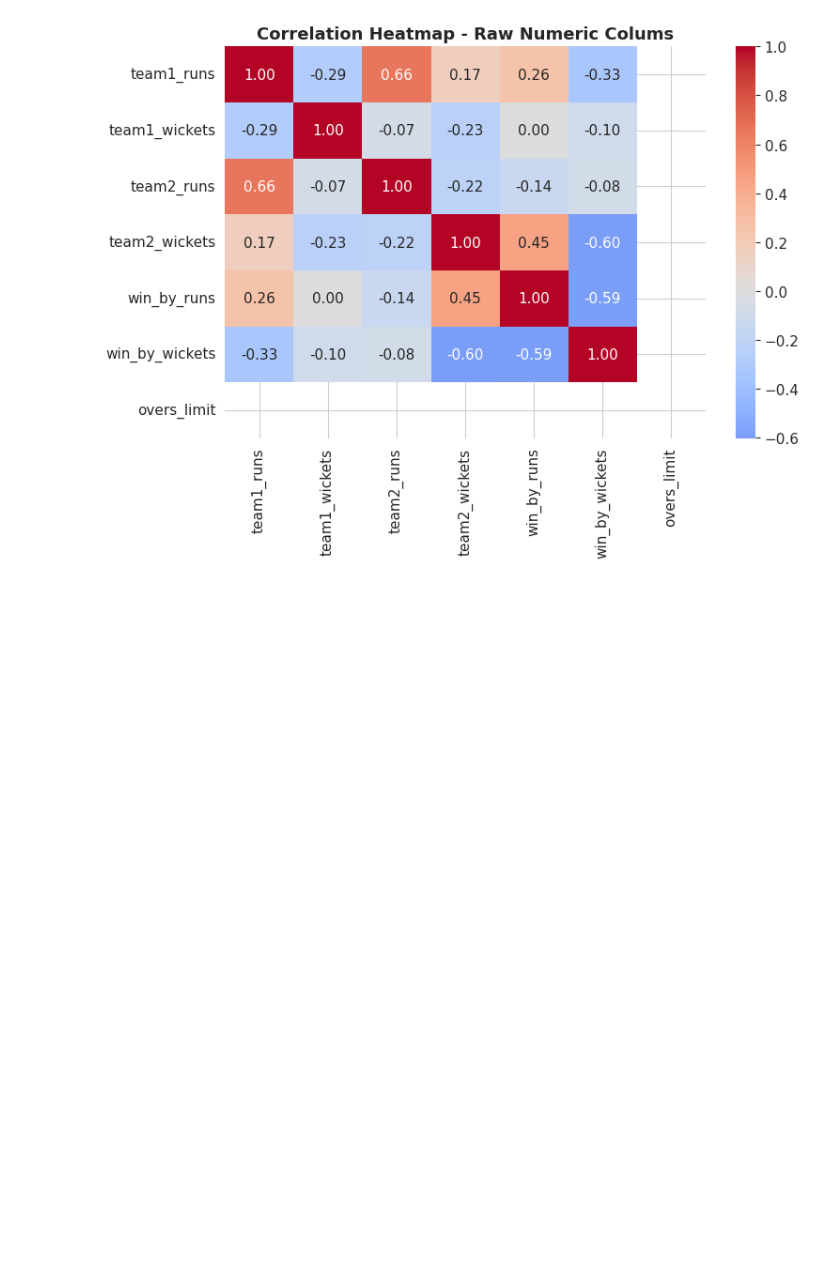
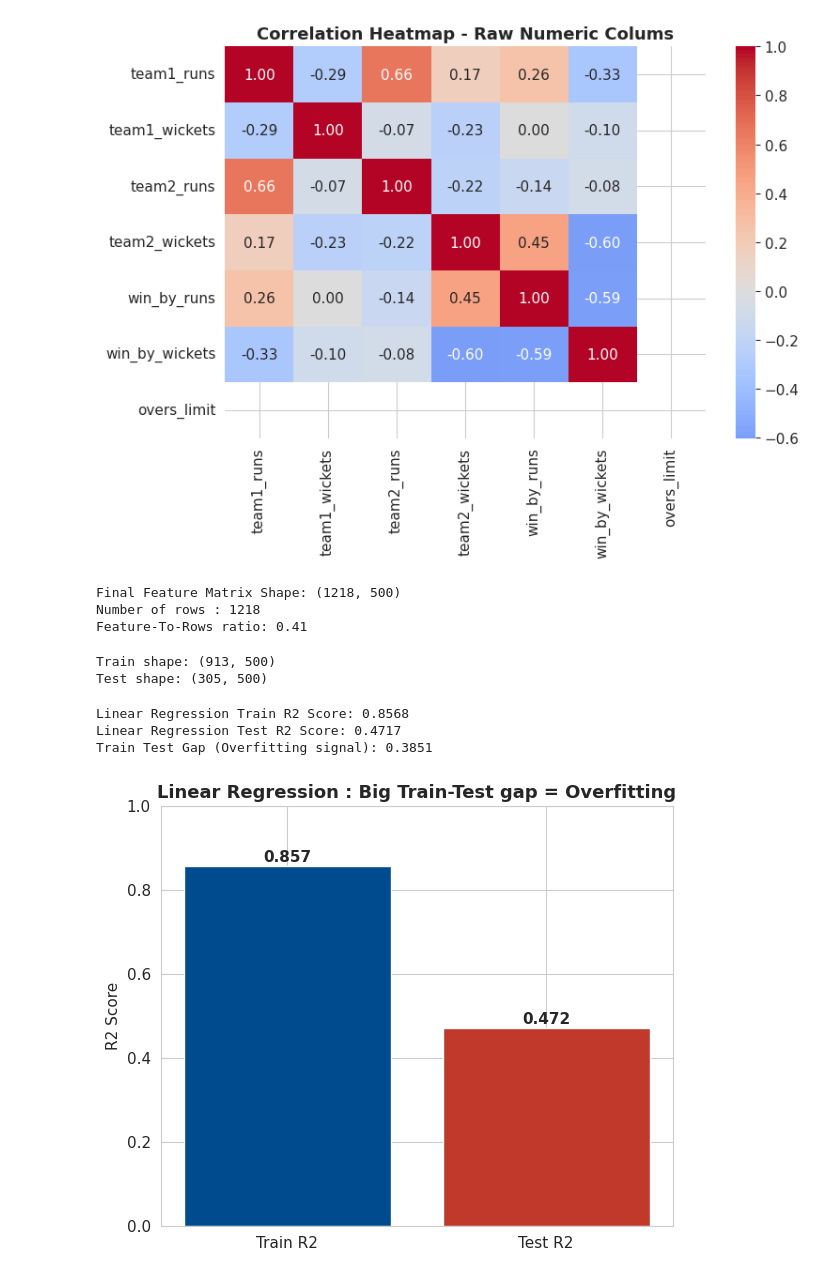
Before and after one commit to BhaveshJoshi934/RTR2020, a Jupyter notebook: LassoRegression.ipynb, the cells around one changed output. Saved outputs shown, nothing was run; the diff lists cells and outputs as text; code cells hidden in the pictures; blank space fills up the shorter version.

```diff
--- a/LassoRegression.ipynb
+++ b/LassoRegression.ipynb
@@ -81,3 +81,55 @@ plt.tight_layout()
 plt.show()
 # %% [output]
 [figure]
+# %%
+numeric_cols = ["team1_wickets", "team2_runs", "team2_wickets", "win_by_runs", "win_by_wickets", "overs_limit", "team1_wickets_remaining", "team2_run_rate", "total_wickets_fell", "run_margin_dup", "wicket_margin_dup", "team2_runs_x2"]
+categorical_cols = ["team1", "team2", "venue", "city", "toss_winner", "toss_decision", "season", "player_of_match"]
+X = pd.get_dummies(df[categorical_cols + numeric_cols], columns=categorical_cols, drop_first=True)
+y = df["team1_runs"]
+
+print("Final Feature Matrix Shape:", X.shape)
+print("Number of rows :", len(df))
+print(f"Feature-To-Rows ratio: {X.shape[1] / len(df):.2f}")
+# %% [output]
+Final Feature Matrix Shape: (1218, 500)
+Number of rows : 1218
+Feature-To-Rows ratio: 0.41
+# %%
+X_train, X_test, y_train, y_test = train_test_split(X, y, test_size=0.25, random_state=42)
+
+scalar = StandardScaler()
+X_train_s = scalar.fit_transform(X_train)
+X_test_s = scalar.transform(X_test)
+
+print("Train shape:", X_train_s.shape)
+print("Test shape:", X_test_s.shape)
+# %% [output]
+Train shape: (913, 500)
+Test shape: (305, 500)
+# %%
+lr = LinearRegression()
+lr.fit(X_train_s, y_train)
+
+lr_train_r2 = r2_score(y_train, lr.predict(X_train_s))
+lr_test_r2 = r2_score(y_test, lr.predict(X_test_s))
+lr_gap = lr_train_r2 - lr_test_r2
+
+print(f"Linear Regression Train R2 Score: {lr_train_r2:.4f}")
+print(f"Linear Regression Test R2 Score: {lr_test_r2:.4f}")
+print(f"Train Test Gap (Overfitting signal): {lr_gap:.4f}")
+# %% [output]
+Linear Regression Train R2 Score: 0.8568
+Linear Regression Test R2 Score: 0.4717
+Train Test Gap (Overfitting signal): 0.3851
+# %%
+fig, ax = plt.subplots(figsize=(6,5))
+bars = ax.bar(["Train R2", "Test R2"], [lr_train_r2, lr_test_r2], color=[MI_NAVY, MI_RED])
+for b in bars:
+  ax.text(b.get_x() + b.get_width()/2, b.get_height() + 0.01, f"{b.get_height():.3f}", ha="center", fontweight="bold")
+ax.set_ylim(0,1)
+ax.set_title("Linear Regression : Big Train-Test gap = Overfitting", fontsize=13, fontweight="bold")
+ax.set_ylabel("R2 Score")
+plt.tight_layout()
+plt.show()
+# %% [output]
+[figure, added]
```
Also changed, not shown: parts of 5 cells of this notebook.
